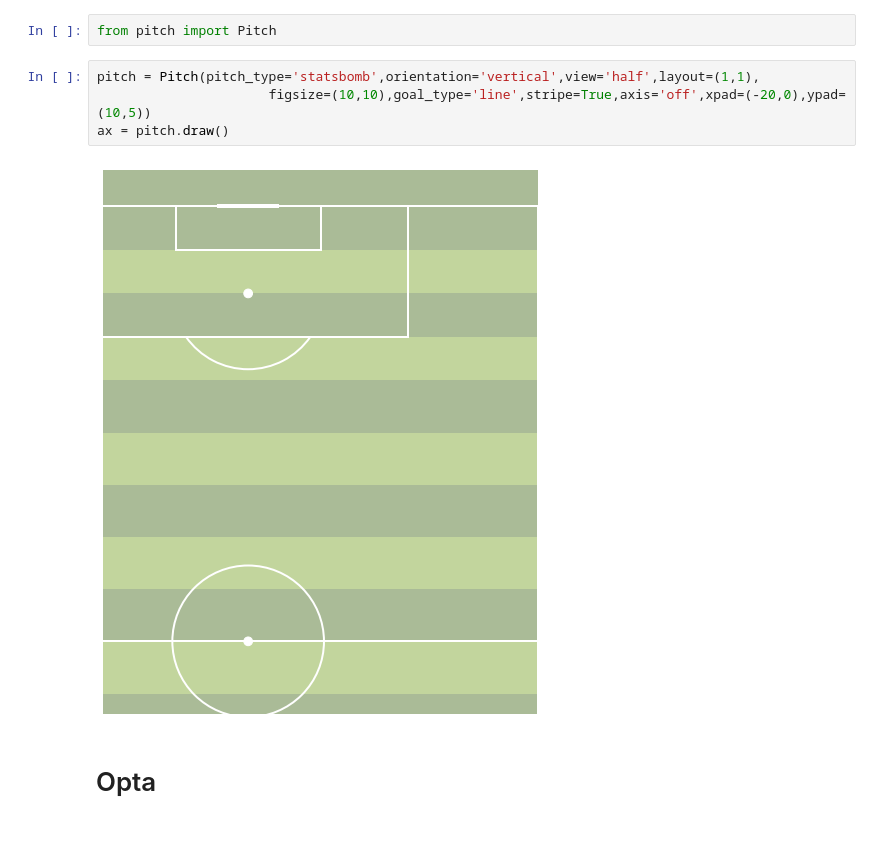
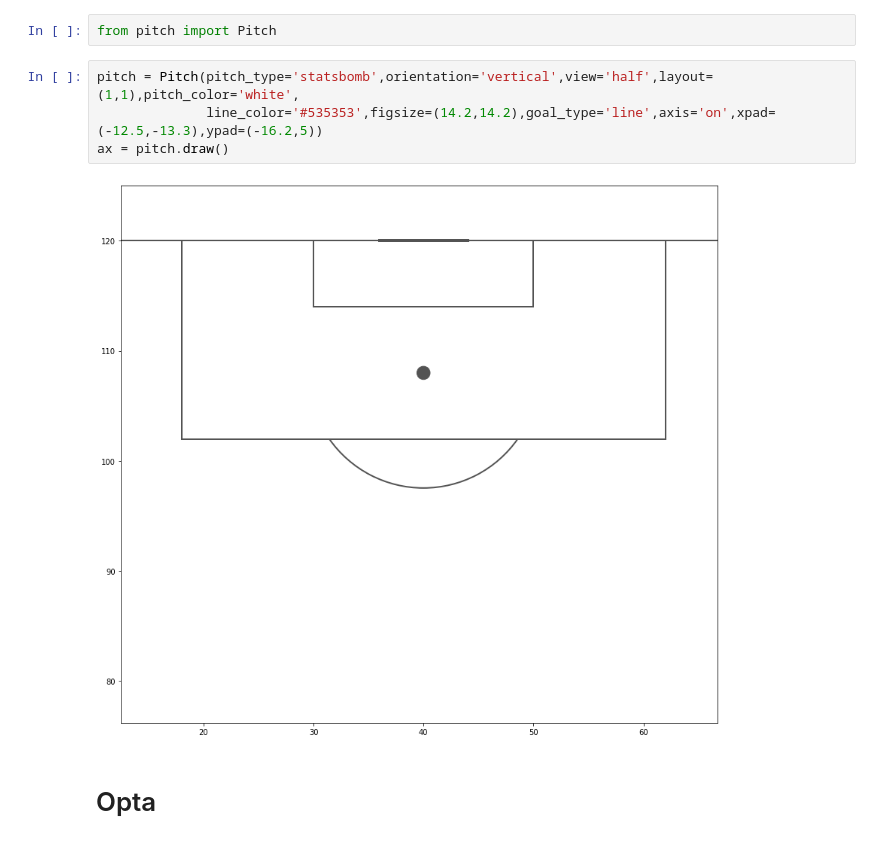
Before and after one commit to andrewRowlinson/mplsoccer, a Jupyter notebook: mplsoccer/demo.ipynb, the cells around one changed output. Cells and saved outputs as stored; diff of their text form.

Commit message:
edited the statsbomb demo

```diff
--- a/mplsoccer/demo.ipynb
+++ b/mplsoccer/demo.ipynb
@@ -1,11 +1,11 @@
 # %%
 from pitch import Pitch
 # %%
-pitch = Pitch(pitch_type='statsbomb',orientation='vertical',view='half',layout=(1,1),
-                      figsize=(10,10),goal_type='line',stripe=True,axis='off',xpad=(-20,0),ypad=(10,5))
+pitch = Pitch(pitch_type='statsbomb',orientation='vertical',view='half',layout=(1,1),pitch_color='white',
+              line_color='#535353',figsize=(14.2,14.2),goal_type='line',axis='on',xpad=(-12.5,-13.3),ypad=(-16.2,5))
 ax = pitch.draw()
 # %% [output]
-[figure, old version]
+[figure, new version]
 # %% [markdown]
 # Opta
 # %% [markdown]
```
